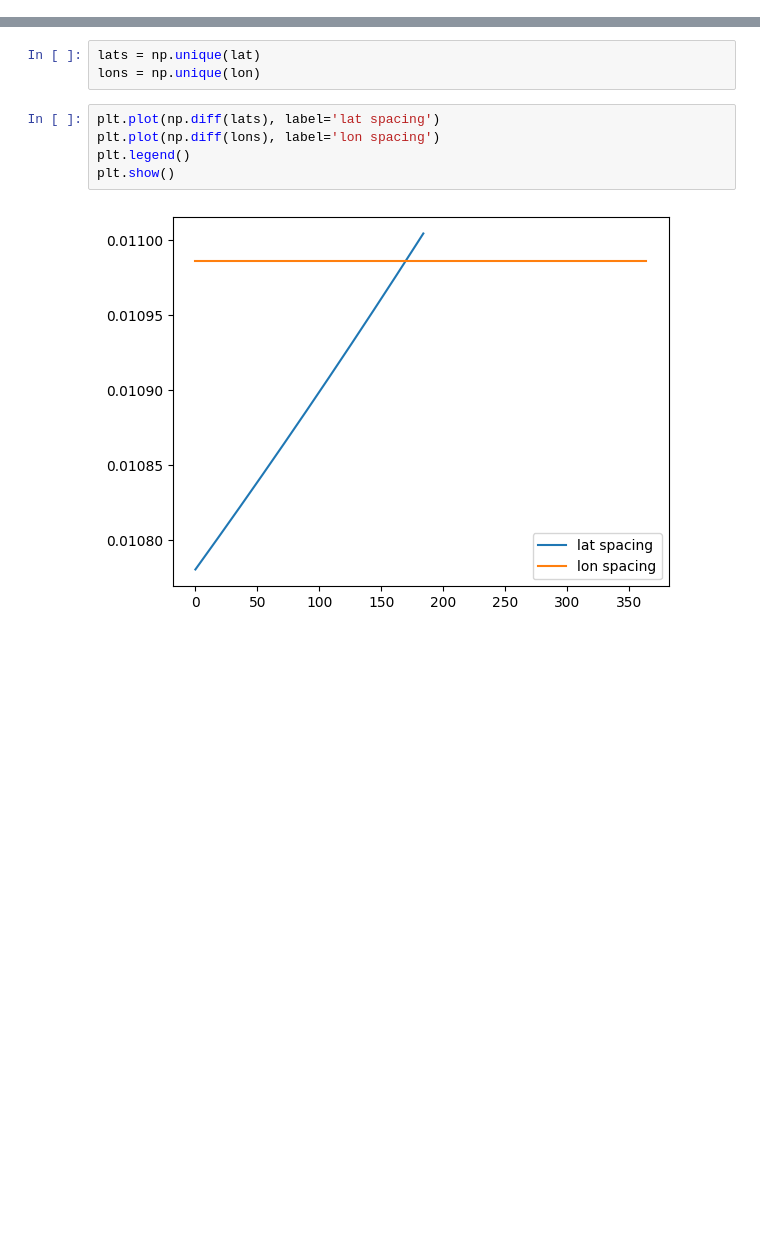
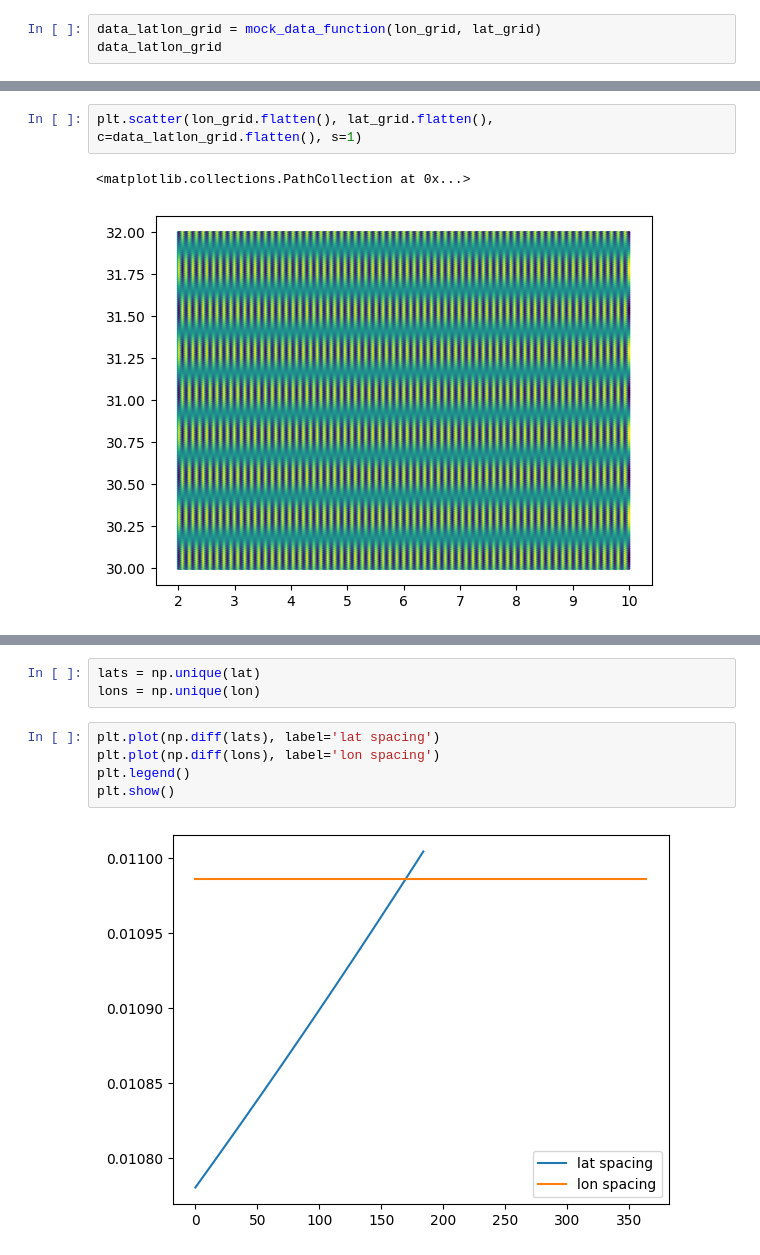
Before and after one commit to EOPF-DGGS/healpix-analyse, a Jupyter notebook: Notebooks/Test_powerspectra.ipynb, the cells around one changed output, grey strips where cells are left out. Saved outputs shown, nothing was run; the diff lists cells and outputs as text; blank space fills up the shorter version.

```diff
--- a/Notebooks/Test_powerspectra.ipynb
+++ b/Notebooks/Test_powerspectra.ipynb
@@ -43,0 +72,3 @@ plt.scatter(lon, lat, c=data, s=1)
+# %%
+data_latlon_grid = mock_data_function(lon_grid, lat_grid)
+data_latlon_grid
@@ -44 +89,6 @@ plt.scatter(lon, lat, c=data, s=1)
+# %%
+plt.scatter(lon_grid.flatten(), lat_grid.flatten(), c=data_latlon_grid.flatten(), s=1)
+# %% [output]
+<matplotlib.collections.PathCollection at 0x...>
+[figure, added]
 # %%
```
Also changed, not shown: parts of 14 cells of this notebook, 2 other files.
